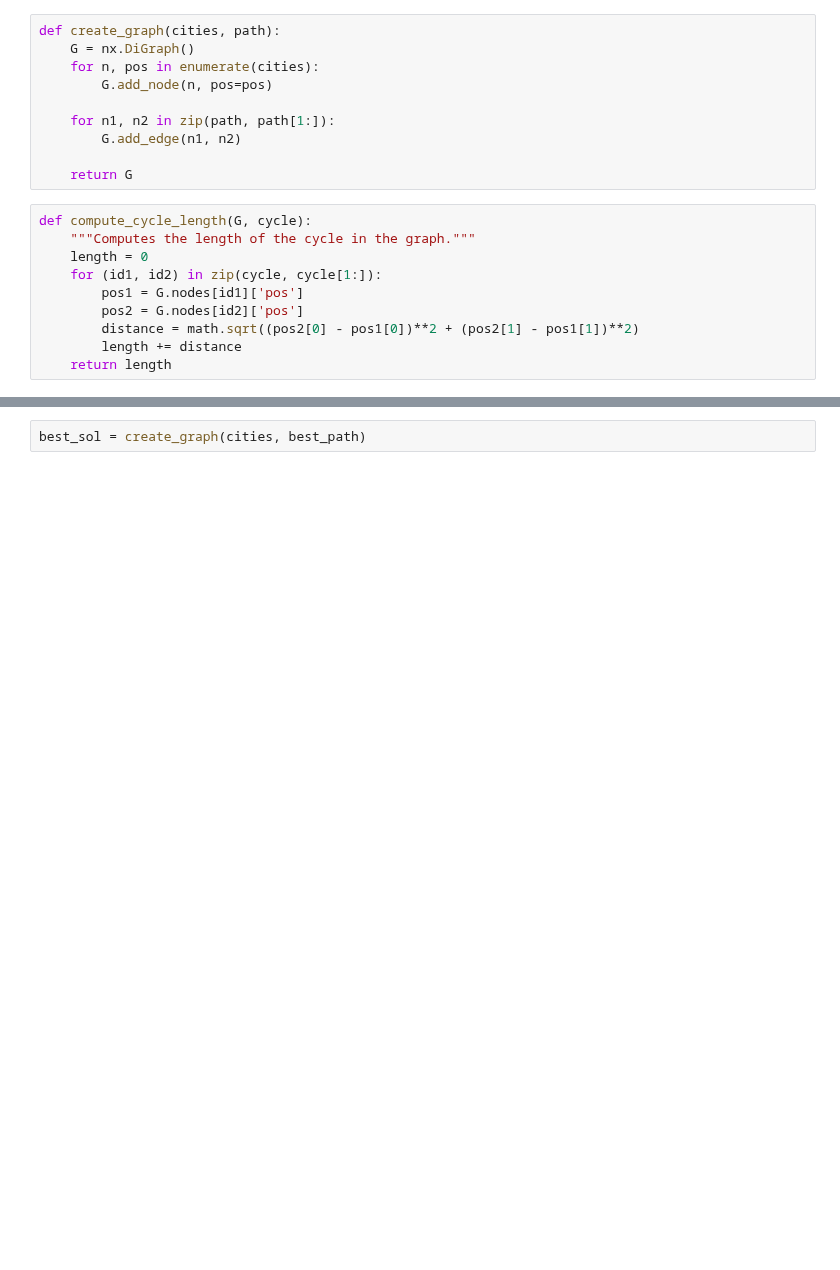
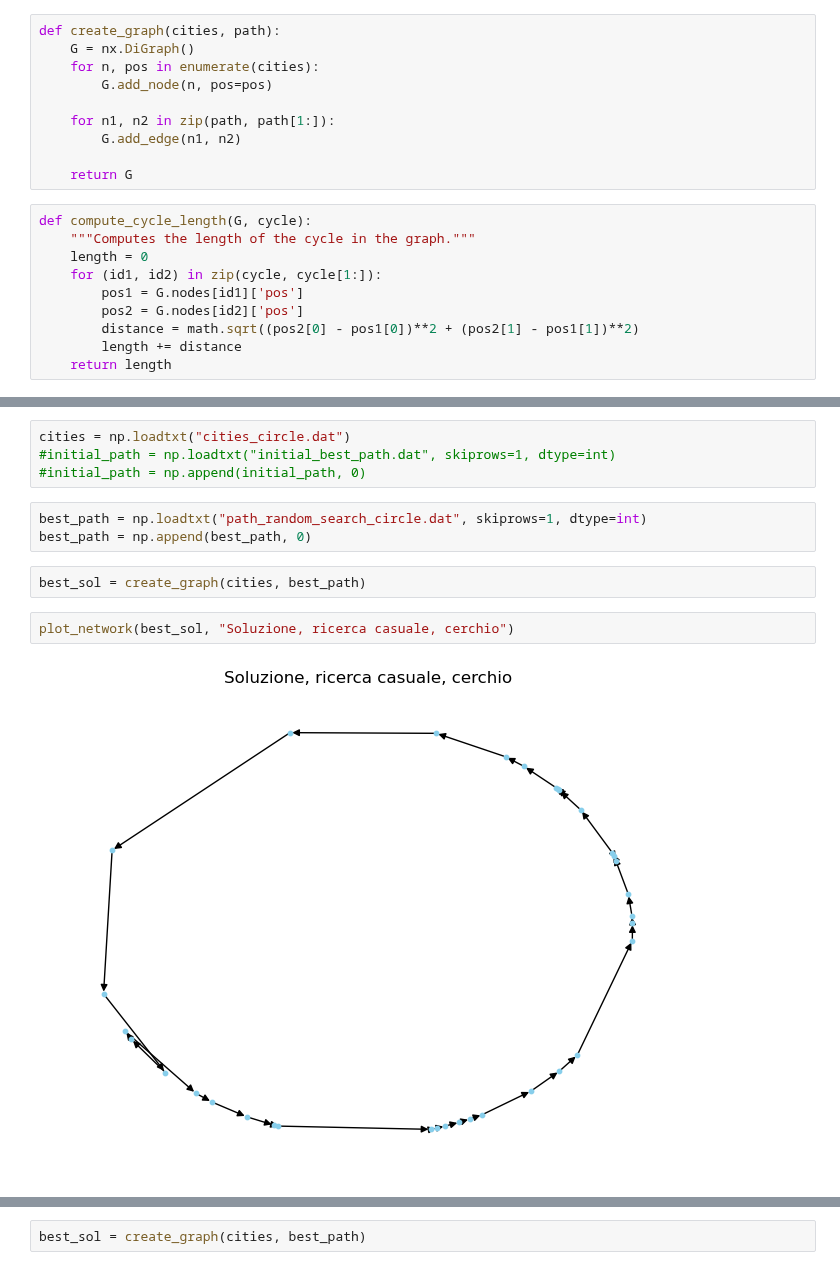
Before and after one commit to eliasteve/labsimnumerica, a Jupyter notebook: LSN_09/LSN_09.ipynb, the cells around one changed output, grey strips where cells are left out. Cells and saved outputs as stored; diff of their text form; blank space fills up the shorter version.

```diff
--- a/LSN_09/LSN_09.ipynb
+++ b/LSN_09/LSN_09.ipynb
@@ -47,0 +47,13 @@ compute_cycle_length(initial_sol, initial_path)
+# %%
+cities = np.loadtxt("cities_circle.dat")
+#initial_path = np.loadtxt("initial_best_path.dat", skiprows=1, dtype=int)
+#initial_path = np.append(initial_path, 0)
+# %%
+best_path = np.loadtxt("path_random_search_circle.dat", skiprows=1, dtype=int)
+best_path = np.append(best_path, 0)
+# %%
+best_sol = create_graph(cities, best_path)
+# %%
+plot_network(best_sol, "Soluzione, ricerca casuale, cerchio")
+# %% [output]
+[figure, added]
```
Also changed, not shown: parts of 20 cells of this notebook, 3 other files.
